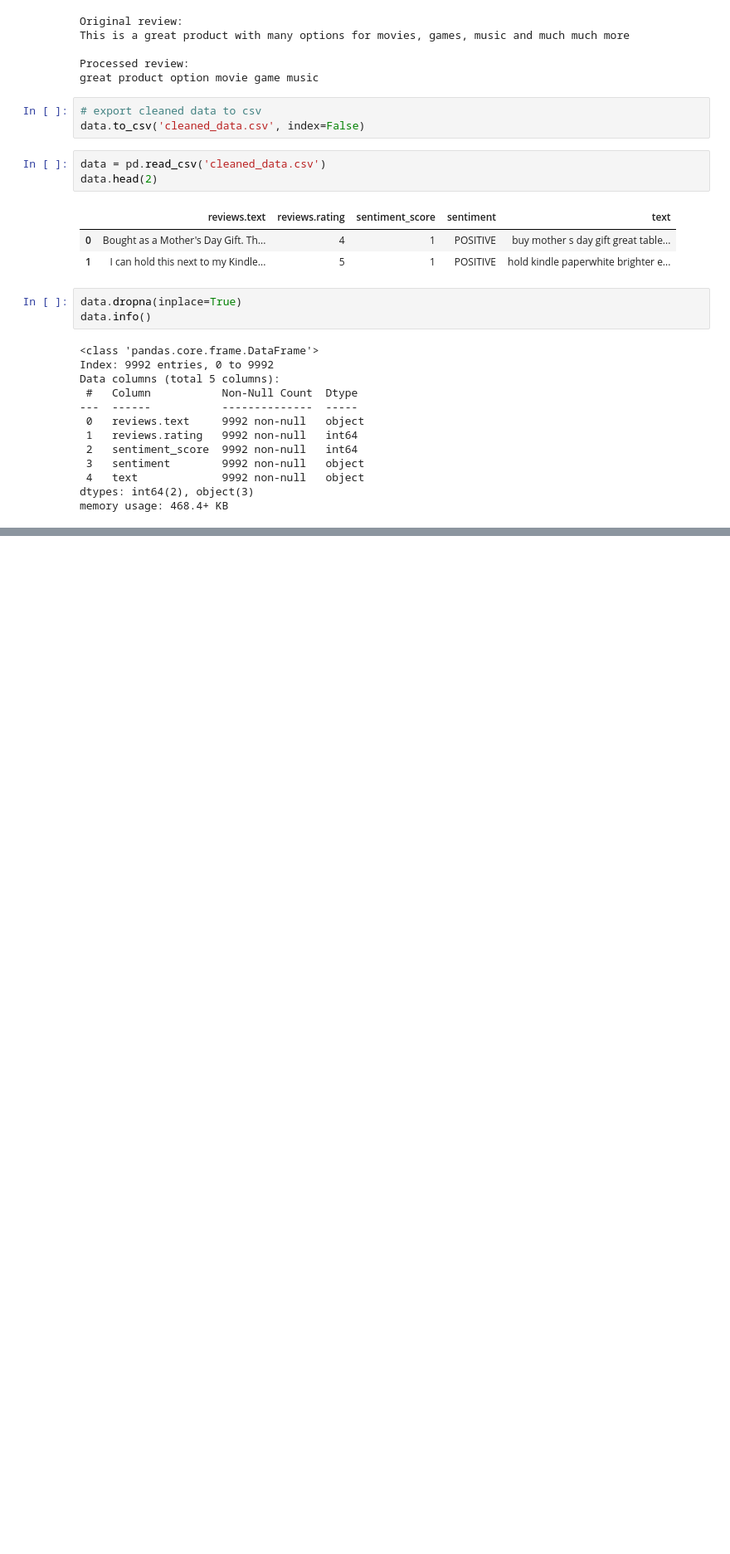
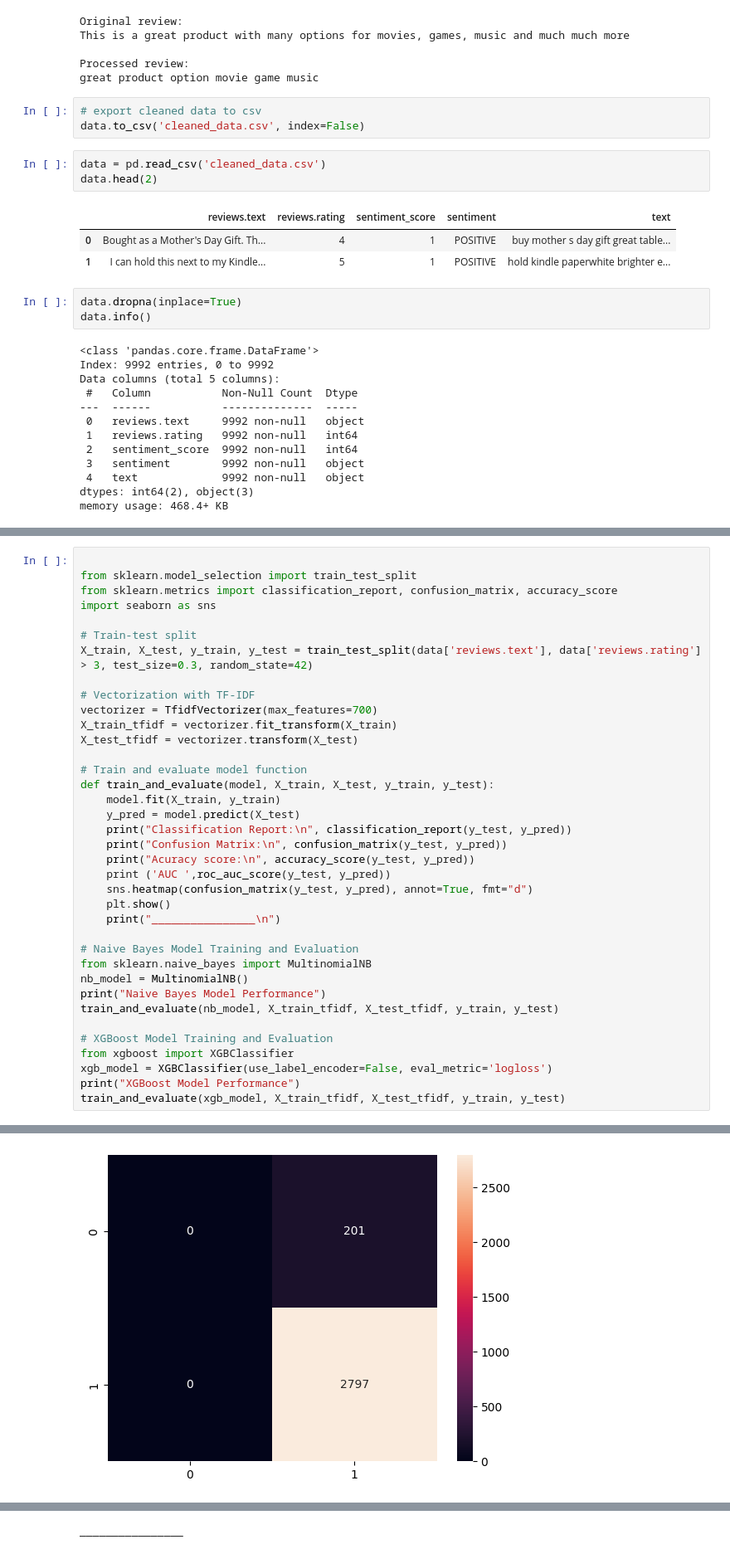
Before and after one commit to s-shahpouri/NLP-LLM, a Jupyter notebook: Sentiment_Analysis.ipynb, the cells around one changed output, grey strips where cells are left out. Shown at 83% size. Drawn from its saved outputs; the diff is of its cells as text; blank space fills up the shorter version.

```diff
--- a/Sentiment_Analysis.ipynb
+++ b/Sentiment_Analysis.ipynb
@@ -375,0 +385,38 @@ memory usage: 468.4+ KB
+# %%
+
+from sklearn.model_selection import train_test_split
+from sklearn.metrics import classification_report, confusion_matrix, accuracy_score
+import seaborn as sns
+
+# Train-test split
+X_train, X_test, y_train, y_test = train_test_split(data['reviews.text'], data['reviews.rating'] > 3, test_size=0.3, random_state=42)
+
+# Vectorization with TF-IDF
+vectorizer = TfidfVectorizer(max_features=700)
+X_train_tfidf = vectorizer.fit_transform(X_train)
+X_test_tfidf = vectorizer.transform(X_test)
+
+# Train and evaluate model function
+def train_and_evaluate(model, X_train, X_test, y_train, y_test):
+    model.fit(X_train, y_train)
+    y_pred = model.predict(X_test)
+    print("Classification Report:\n", classification_report(y_test, y_pred))
+    print("Confusion Matrix:\n", confusion_matrix(y_test, y_pred))
+    print("Acuracy score:\n", accuracy_score(y_test, y_pred))
+    print ('AUC ',roc_auc_score(y_test, y_pred))
+    sns.heatmap(confusion_matrix(y_test, y_pred), annot=True, fmt="d")
+    plt.show()
+    print("________________\n")
+
+# Naive Bayes Model Training and Evaluation
+from sklearn.naive_bayes import MultinomialNB
+nb_model = MultinomialNB()
+print("Naive Bayes Model Performance")
+train_and_evaluate(nb_model, X_train_tfidf, X_test_tfidf, y_train, y_test)
+
+# XGBoost Model Training and Evaluation
+from xgboost import XGBClassifier
+xgb_model = XGBClassifier(use_label_encoder=False, eval_metric='logloss')
+print("XGBoost Model Performance")
+train_and_evaluate(xgb_model, X_train_tfidf, X_test_tfidf, y_train, y_test)
+# %% [output]
@@ -375,0 +440 @@ memory usage: 468.4+ KB
+[figure, added]
@@ -375,0 +461 @@ memory usage: 468.4+ KB
+________________
```
Also changed, not shown: parts of 3 cells of this notebook.
